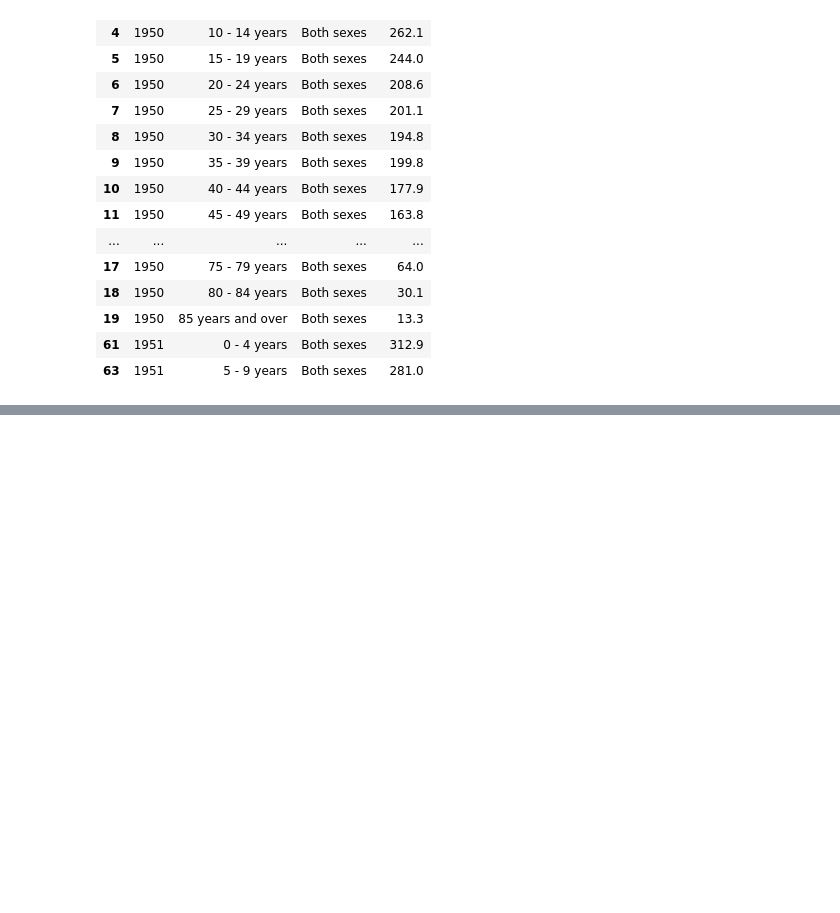
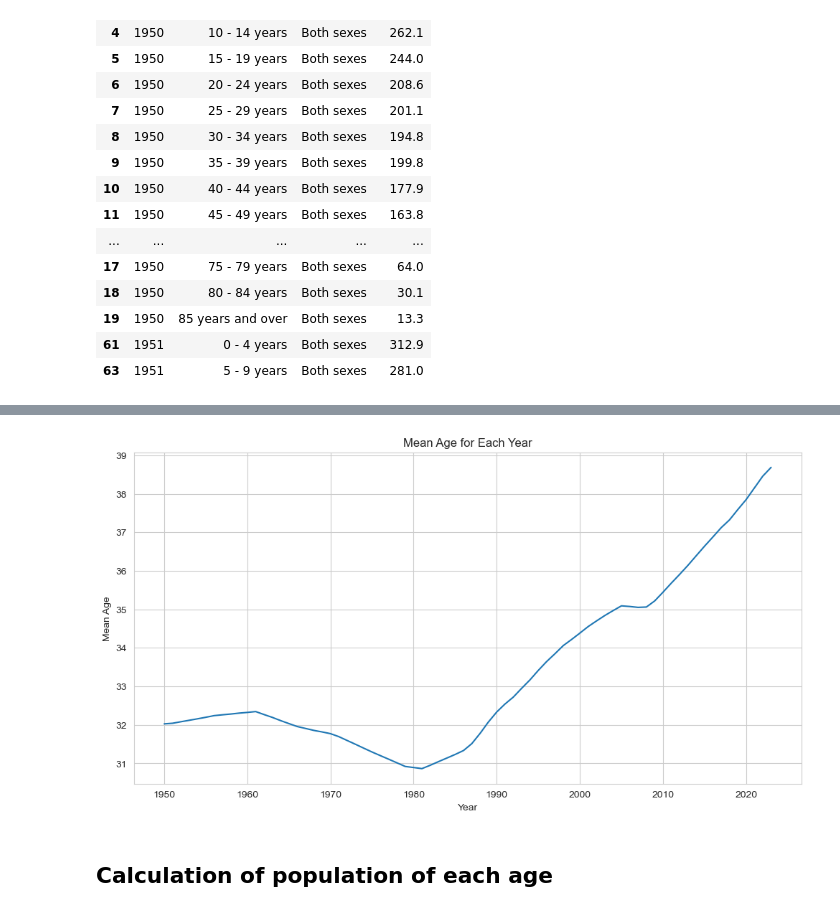
Before and after one commit to IlliaFadieiev/CA1, a Jupyter notebook: CA_main.ipynb, the cells around one changed output, grey strips where cells are left out. Saved outputs shown, nothing was run; the diff lists cells and outputs as text; code cells hidden in the pictures; blank space fills up the shorter version.

```diff
--- a/CA_main.ipynb
+++ b/CA_main.ipynb
@@ -213,0 +257,26 @@ both_sexes_df.head(20)
+# %%
+import pandas as pd
+
+def calculate_mean_age(both_sexes_df):
+    # Multiply the "VALUE" column by the "midpoint" column for each row
+    result_df = both_sexes_df.copy()
+    result_df["result"] = result_df["VALUE"] * result_df["midpoint"]
+
+    # Group the data by "Year" and calculate the sum of the "result" and "VALUE" columns
+    sum_result = result_df.groupby("Year")["result"].sum()
+    sum_value = result_df.groupby("Year")["VALUE"].sum()
+
+    # Calculate the mean age for each year
+    mean_age = sum_result / sum_value
+
+    # Convert the series to a dataframe and reset the index
+    mean_age_df = mean_age.to_frame().reset_index()
+
+    # Rename the columns
+    mean_age_df.columns = ["Year", "Mean Age"]
+
+    # Return the result
+    return mean_age_df
+# %%
+result_df = calculate_mean_age(both_sexes_df)
+print(result_df)
@@ -213,0 +298,22 @@ both_sexes_df.head(20)
+# %%
+def visualize_mean_age(result_df):
+    # Set the plot style
+    sns.set_style("whitegrid")
+
+    # Create a line plot of the mean age for each year
+    plt.figure(figsize=(12, 6))
+    sns.lineplot(data=result_df, x="Year", y="Mean Age")
+
+    # Add labels and title
+    plt.xlabel("Year")
+    plt.ylabel("Mean Age")
+    plt.title("Mean Age for Each Year")
+
+    # Show the plot
+    plt.show()
+# %%
+visualize_mean_age(result_df)
+# %% [output]
+[figure, added]
+# %% [markdown]
+## Calculation of population of each age
```
Also changed, not shown: parts of 12 cells of this notebook.
